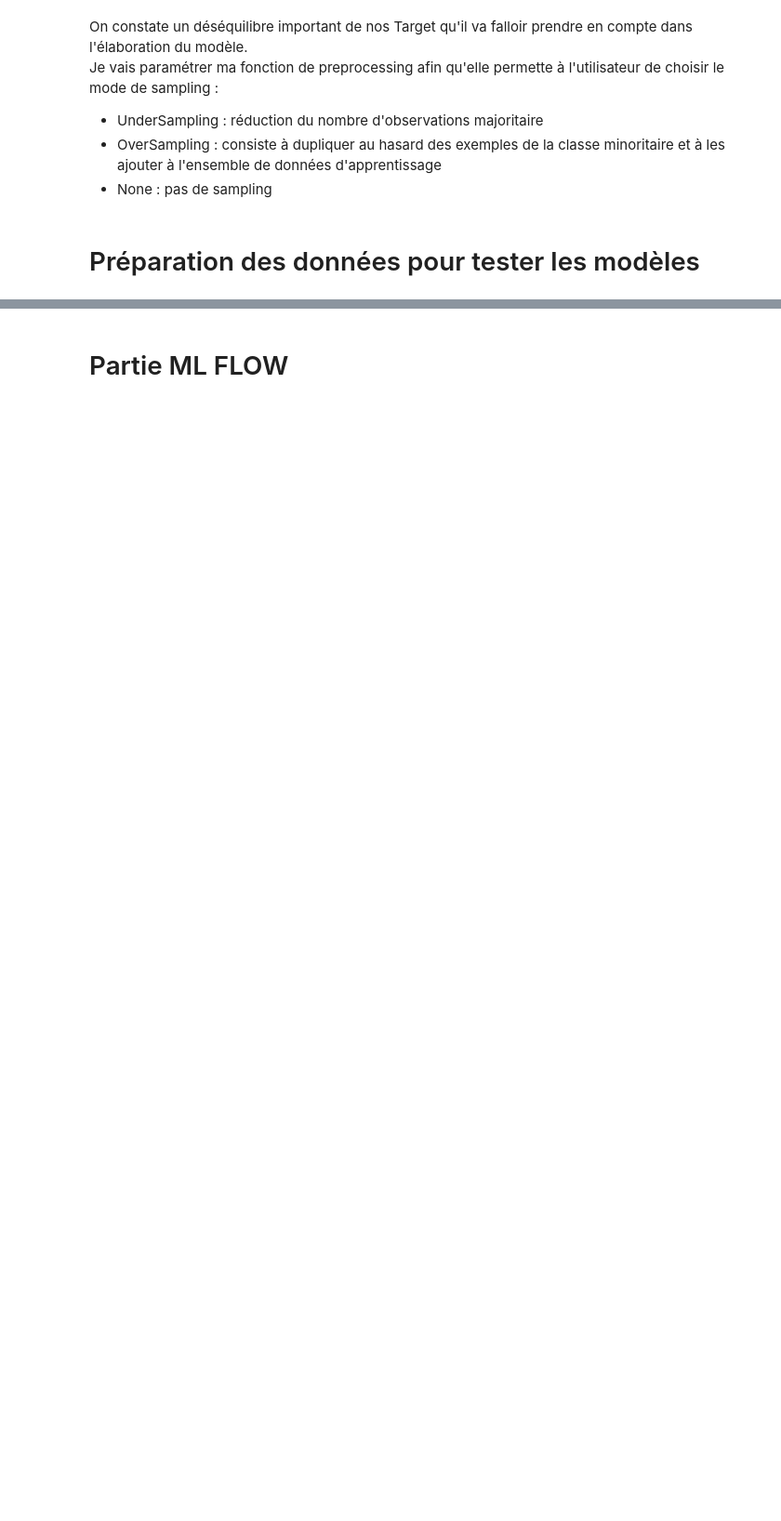
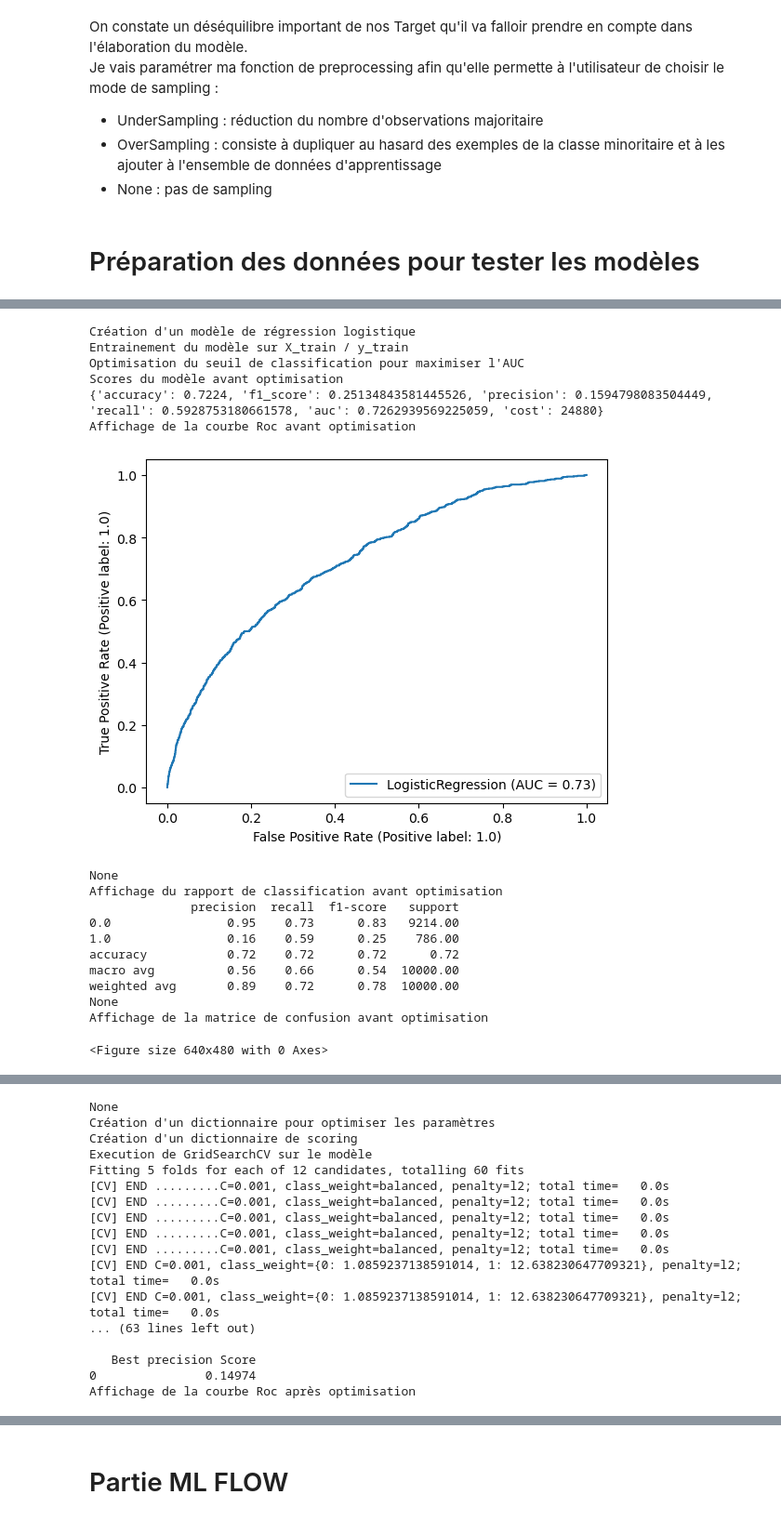
Before and after one commit to saraharouni/Modele_de_scoring_Data_Science, a Jupyter notebook: P7_Modelisation.ipynb, the cells around one changed output, grey strips where cells are left out. Shown at 93% size. Cells and saved outputs as stored; diff of their text form; code cells hidden in the pictures; blank space fills up the shorter version.

```diff
--- a/P7_Modelisation.ipynb
+++ b/P7_Modelisation.ipynb
@@ -529,3 +525,24 @@ weighted avg       0.88    0.65      0.73  10000.00
 None
 Affichage de la matrice de confusion après optimisation
 ... (3 outputs left out)
+# %%
+y_pred_optimal, y_proba, log_reg_model, y_pred_optimal_best, y_proba_best, best_log_reg_model, results_log_reg, df_result_log_reg = logistic_regression(X_train,y_train,X_test,y_test)
+# %% [output]
+Création d'un modèle de régression logistique
+Entrainement du modèle sur X_train / y_train
+Optimisation du seuil de classification pour maximiser l'AUC
+Scores du modèle avant optimisation
+{'accuracy': 0.7224, 'f1_score': 0.25134843581445526, 'precision': 0.1594798083504449, 'recall': 0.5928753180661578, 'auc': 0.7262939569225059, 'cost': 24880}
+Affichage de la courbe Roc avant optimisation
+[figure, added]
+None
+Affichage du rapport de classification avant optimisation
+              precision  recall  f1-score   support
+0.0                0.95    0.73      0.83   9214.00
+1.0                0.16    0.59      0.25    786.00
+accuracy           0.72    0.72      0.72      0.72
+macro avg          0.56    0.66      0.54  10000.00
+weighted avg       0.89    0.72      0.78  10000.00
+None
+Affichage de la matrice de confusion avant optimisation
+<Figure size 640x480 with 0 Axes>
@@ -531,0 +550,17 @@ Affichage de la matrice de confusion après optimisation
+None
+Création d'un dictionnaire pour optimiser les paramètres
+Création d'un dictionnaire de scoring
+Execution de GridSearchCV sur le modèle
+Fitting 5 folds for each of 12 candidates, totalling 60 fits
+[CV] END .........C=0.001, class_weight=balanced, penalty=l2; total time=   0.0s
+[CV] END .........C=0.001, class_weight=balanced, penalty=l2; total time=   0.0s
+[CV] END .........C=0.001, class_weight=balanced, penalty=l2; total time=   0.0s
+[CV] END .........C=0.001, class_weight=balanced, penalty=l2; total time=   0.0s
+[CV] END .........C=0.001, class_weight=balanced, penalty=l2; total time=   0.0s
+[CV] END C=0.001, class_weight={0: 1.0859237138591014, 1: 12.638230647709321}, penalty=l2; total time=   0.0s
+[CV] END C=0.001, class_weight={0: 1.0859237138591014, 1: 12.638230647709321}, penalty=l2; total time=   0.0s
+... (63 lines left out)
+
+   Best precision Score
+0               0.14974
+Affichage de la courbe Roc après optimisation
```
Also changed, not shown: parts of 52 cells of this notebook.
